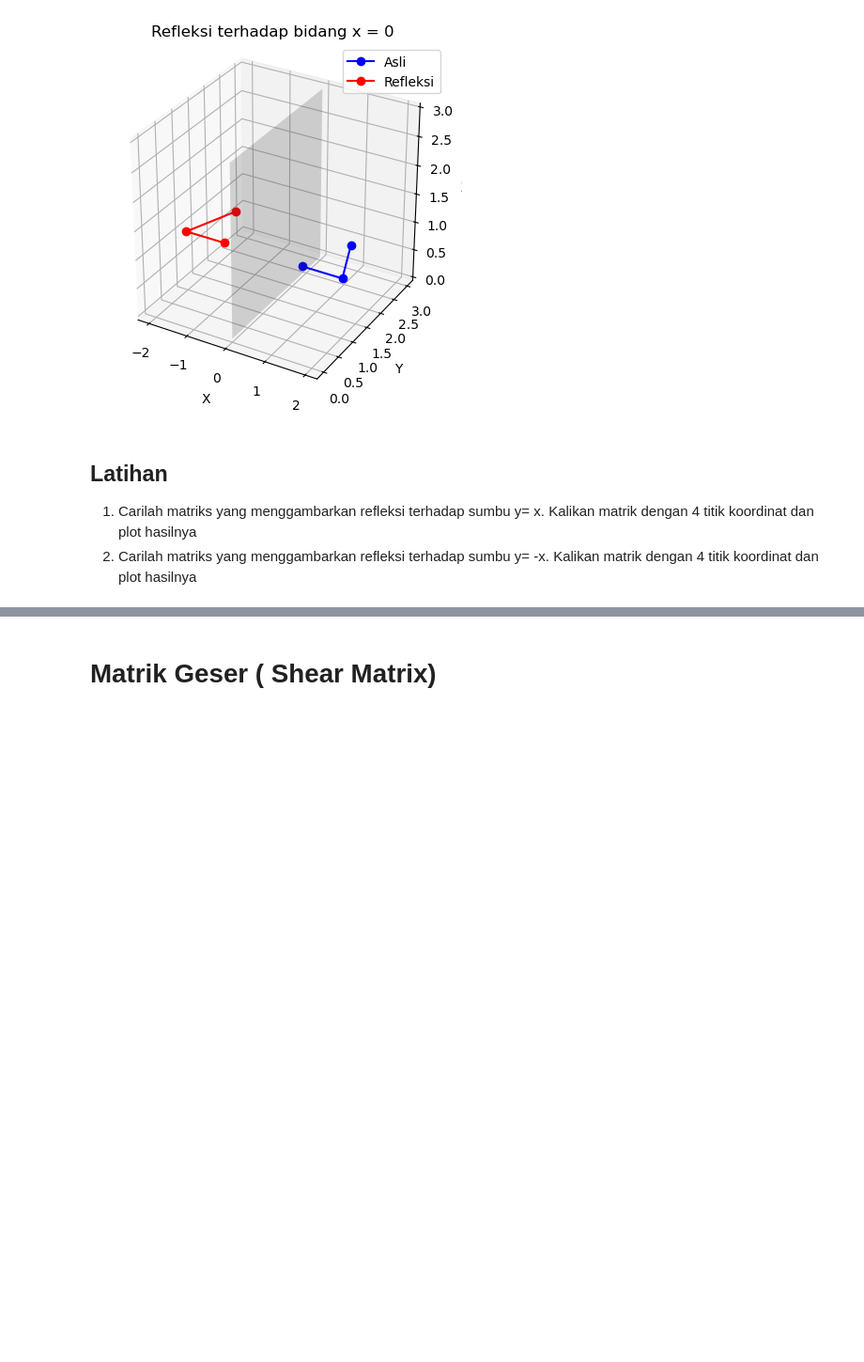
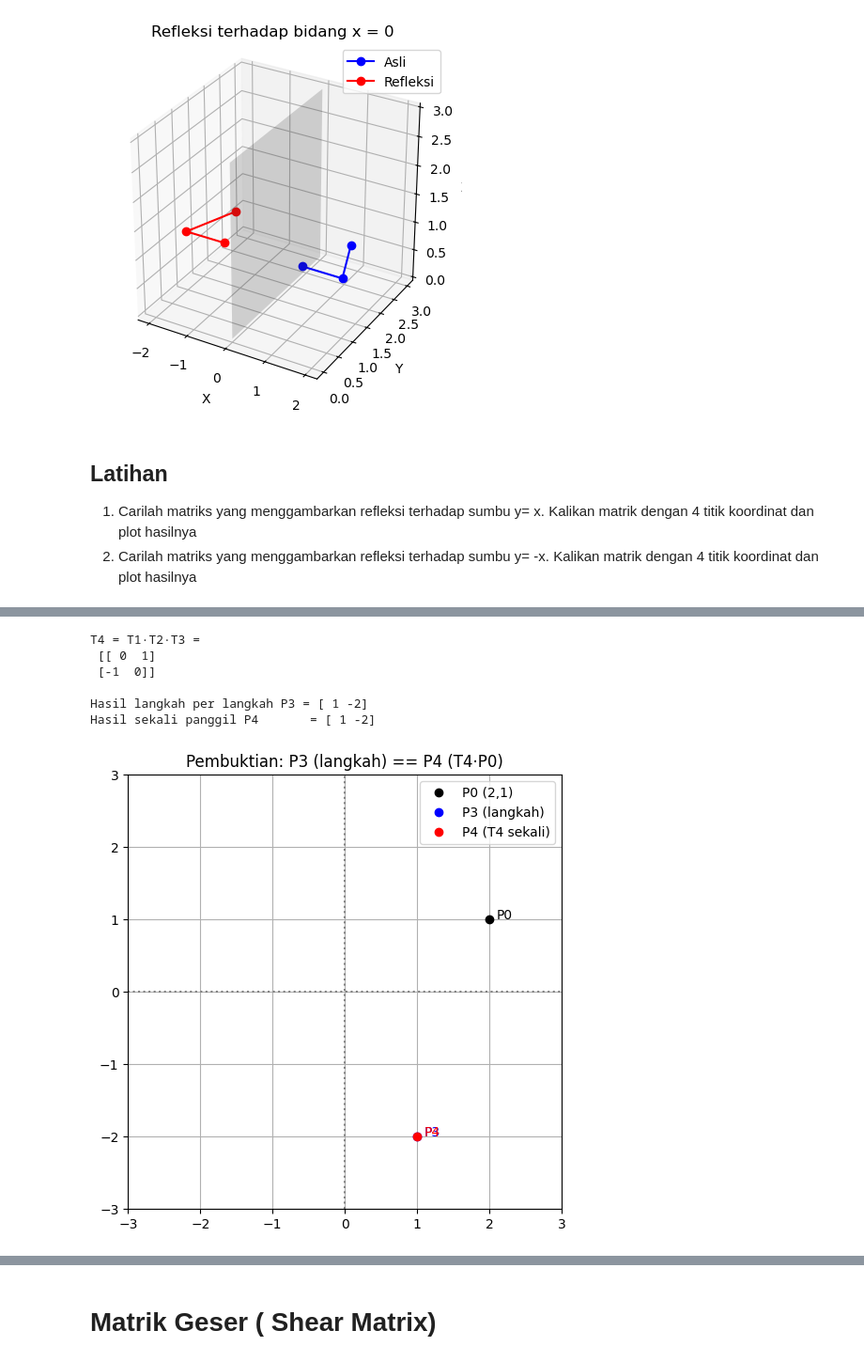
Before and after one commit to fathulamin987/kal, a Jupyter notebook: _sources/transformasi.ipynb, the cells around one changed output, grey strips where cells are left out. Shown at 94% size. Saved outputs shown, nothing was run; the diff lists cells and outputs as text; code cells hidden in the pictures; blank space fills up the shorter version.

```diff
--- a/_sources/transformasi.ipynb
+++ b/_sources/transformasi.ipynb
@@ -221,0 +321,67 @@ ax.set_title("Refleksi sumbu Y");
+# %%
+%matplotlib inline
+import numpy as np
+import matplotlib.pyplot as plt
+
+# 1) Definisi transformasi
+T1 = np.array([[1, 0],
+               [0, -1]])   # refleksi sumbu x
+T2 = np.array([[-1, 0],
+               [0,  1]])   # refleksi sumbu y
+T3 = np.array([[0, -1],
+               [1,  0]])   # rotasi 90° CCW
+
+# 2) Hitung T4 sebagai gabungan matriks
+T4 = T1 @ T2 @ T3
+
+# 3) Titik awal
+P0 = np.array([[2],
+               [1]])
+
+# 4a) Langkah‑per‑langkah
+P1 = T1 @ P0
+P2 = T2 @ P1
+P3 = T3 @ P2
+
+# 4b) Sekali panggil dengan T4
+P4 = T4 @ P0
+
+# 5) Tampilkan hasil perhitungan
+print("T4 = T1·T2·T3 =\n", T4)
+print("\nHasil langkah per langkah P3 =", P3.flatten())
+print("Hasil sekali panggil P4       =", P4.flatten())
+
+# Verifikasi numerik
+assert np.allclose(P3, P4), "Hasil P3 dan P4 harus sama!"
+
+# 6) Visualisasi
+fig, ax = plt.subplots(figsize=(6,6))
+
+# plot P0, P3, P4
+ax.plot(P0[0], P0[1], 'ko', label='P0 (2,1)')
+ax.plot(P3[0], P3[1], 'bo', label='P3 (langkah)')
+ax.plot(P4[0], P4[1], 'ro', label='P4 (T4 sekali)')
+
+# beri label koordinat
+ax.text(P0[0]+0.1, P0[1], 'P0', color='black')
+ax.text(P3[0]+0.1, P3[1], 'P3', color='blue')
+ax.text(P4[0]+0.1, P4[1], 'P4', color='red')
+
+# sumbu dan grid
+ax.axhline(0, color='gray', ls=':')
+ax.axvline(0, color='gray', ls=':')
+ax.set_aspect('equal')
+ax.set_xlim(-3, 3)
+ax.set_ylim(-3, 3)
+ax.grid(True)
+ax.set_title("Pembuktian: P3 (langkah) == P4 (T4·P0)")
+ax.legend()
+plt.show()
+# %% [output]
+T4 = T1·T2·T3 =
+ [[ 0  1]
+ [-1  0]]
+
+Hasil langkah per langkah P3 = [ 1 -2]
+Hasil sekali panggil P4       = [ 1 -2]
+[figure, added]
```
Also changed, not shown: parts of 5 cells of this notebook, 7 other files.
